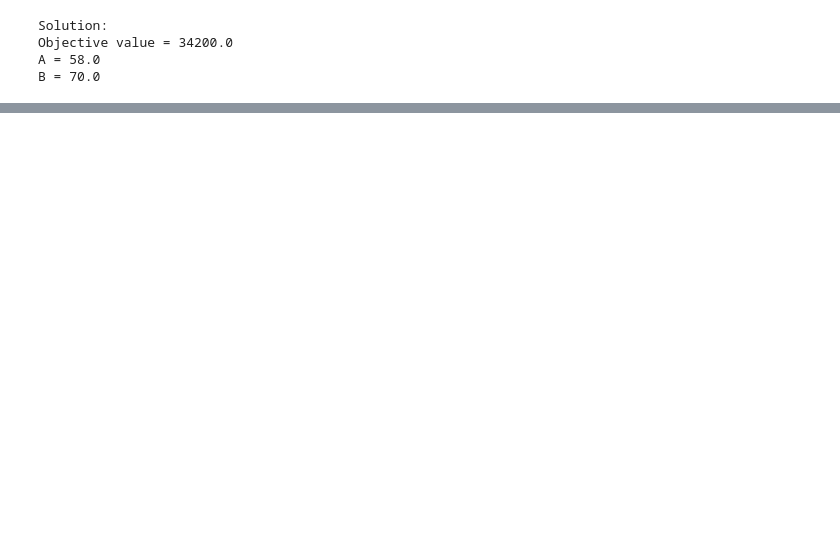
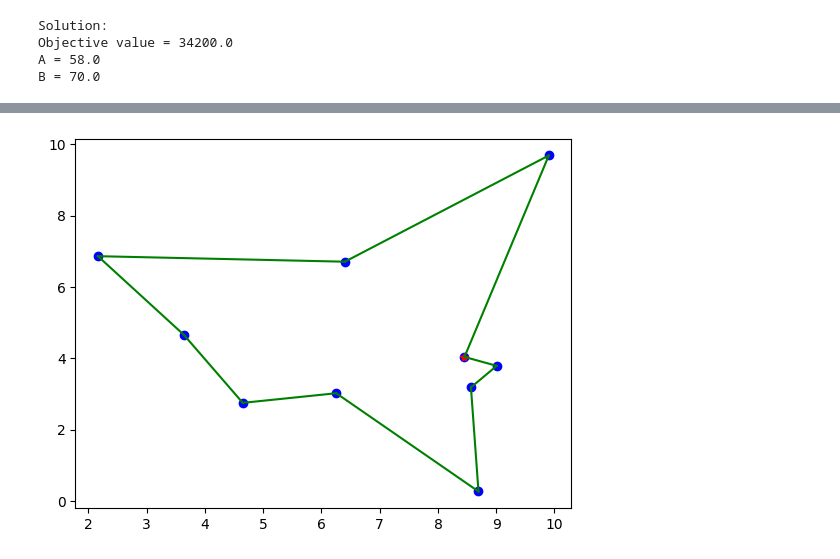
Before and after one commit to JskifterJ/SMT, a Jupyter notebook: SLO_midterm_consolidated.ipynb, the cells around one changed output, grey strips where cells are left out. Drawn from its saved outputs; the diff is of its cells as text; code cells hidden in the pictures; blank space fills up the shorter version.

```diff
--- a/SLO_midterm_consolidated.ipynb
+++ b/SLO_midterm_consolidated.ipynb
@@ -319,0 +684,20 @@ B = 70.0
+# %%
+# Import matplotlib
+import matplotlib.pyplot as plt
+
+# Plot the locations
+plt.scatter(locations[:, 0], locations[:, 1], c='b')
+# Plot the depot
+plt.plot(locations[depot, 0], locations[depot, 1], c='r', marker='*')
+# Plot the route
+index = routing.Start(0)
+while not routing.IsEnd(index):
+    node = manager.IndexToNode(index)
+    next_node = manager.IndexToNode(solution.Value(routing.NextVar(index)))
+    # Draw a line from node to next_node
+    plt.plot([locations[node, 0], locations[next_node, 0]], [locations[node, 1], locations[next_node, 1]], c='g')
+    index = solution.Value(routing.NextVar(index))
+# Show the plot
+plt.show()
+# %% [output]
+[figure, added]
```
Also changed, not shown: parts of 9 cells of this notebook.
